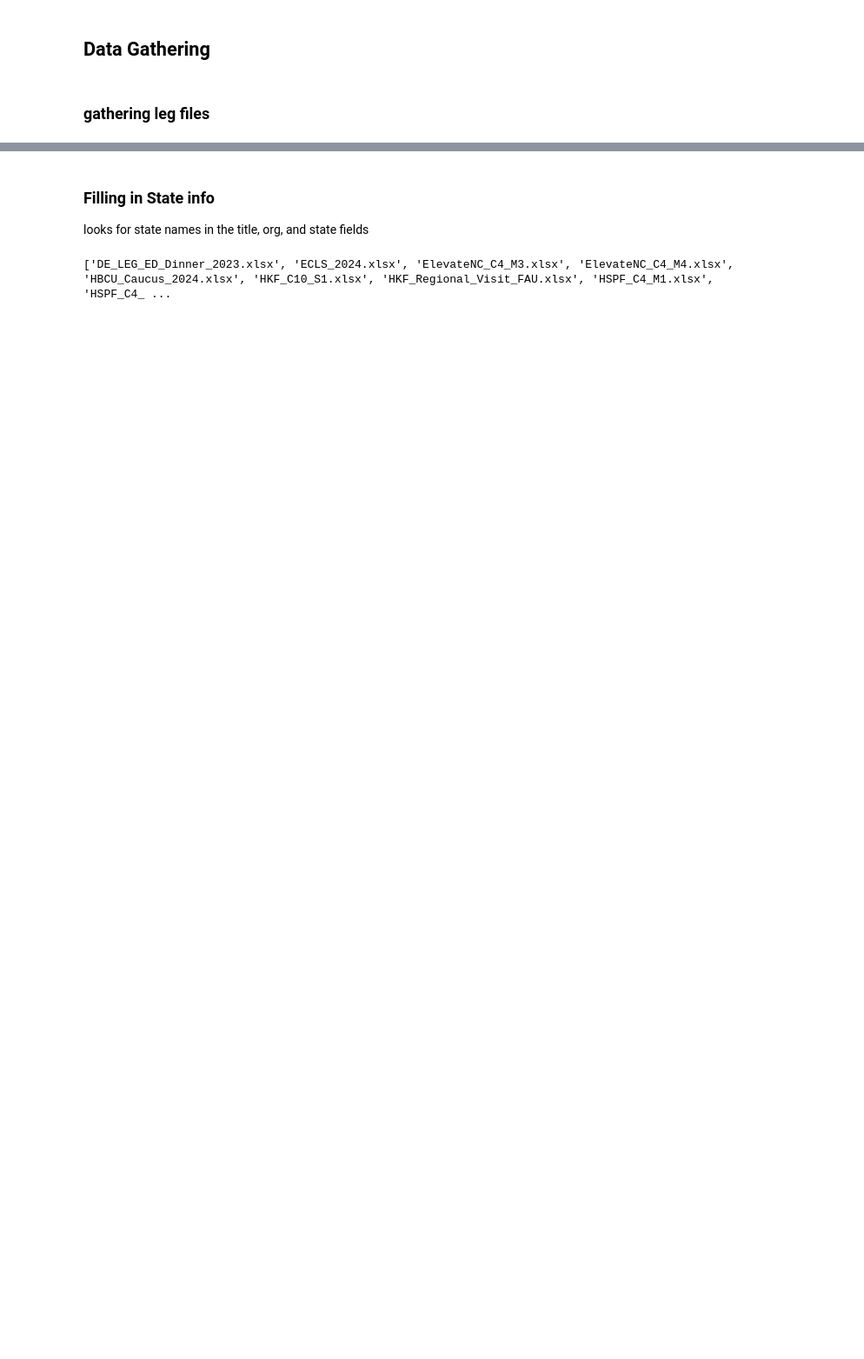
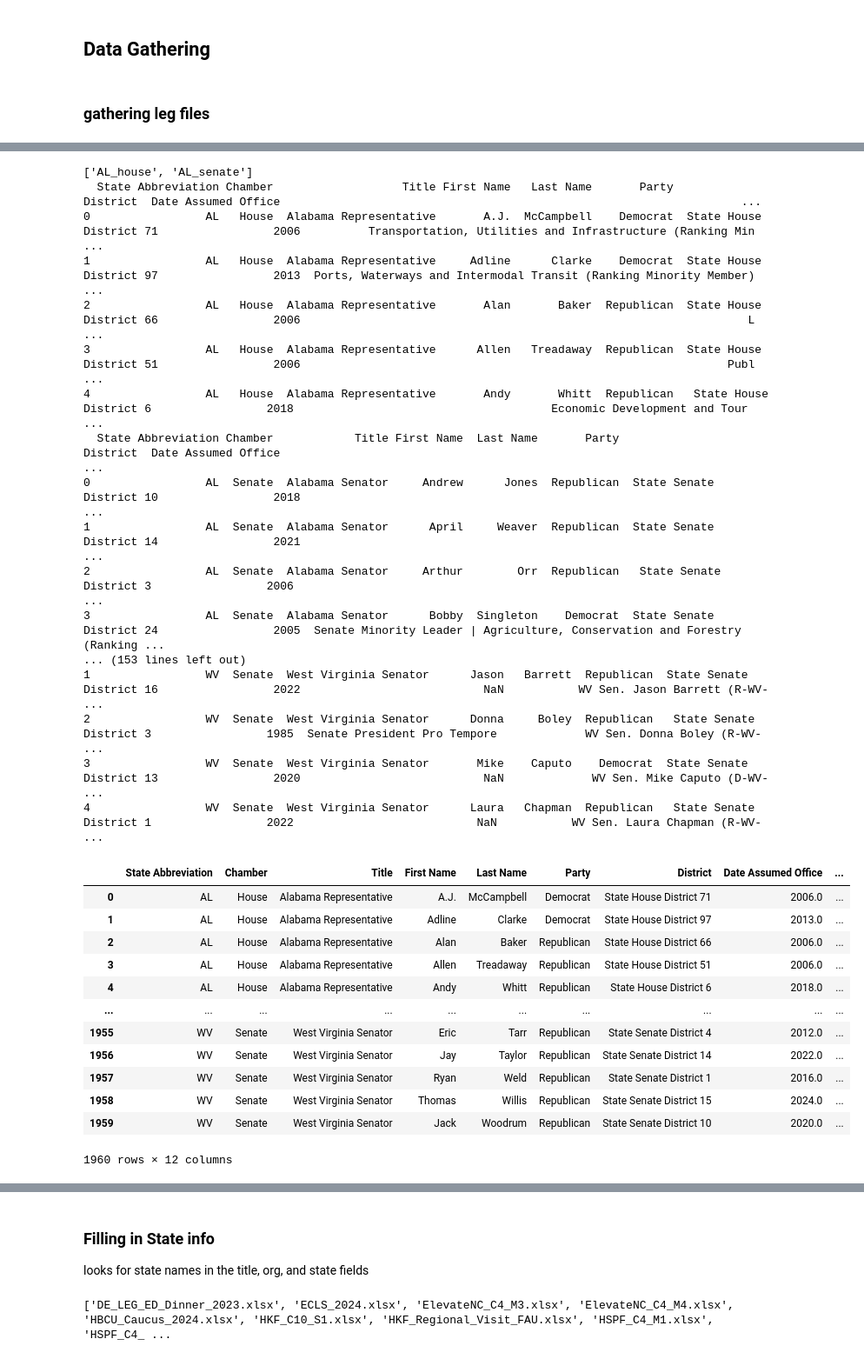
Before and after one commit to cnlutz20/THI_CPRL, a Jupyter notebook: scoring/get_activities_score.ipynb, the cells around one changed output, grey strips where cells are left out. Shown at 87% size. Cells and saved outputs as stored; diff of their text form; code cells hidden in the pictures; blank space fills up the shorter version.

```diff
--- a/scoring/get_activities_score.ipynb
+++ b/scoring/get_activities_score.ipynb
@@ -44,7 +59,7 @@ c:\Users\clutz\hunt_env\Scripts\python.exe
 os.chdir(r'C:\Users\clutz\OneDrive - THE HUNT INSTITUTE\Documents\Data\legislator data\2025')
 legislator_files = glob.glob('**/*_info*.xlsx')
 leg_files = [f for f in legislator_files if not f.endswith('_old.xlsx')]
-leg_files = [f for f in leg_files if re.search(r'12_11', str(f))]
+leg_files = [f for f in leg_files if re.search(r'12_12', str(f))]
 
 print(leg_files)
 # %% [output]
@@ -61,17 +76,51 @@ print(leg_files)
 # %%
 
 #compiles legislator files into one file
 dfs = []
-for i,file in enumerate(legislator_files):
+for i,file in enumerate(leg_files):
     # print('working on file:' + str(file))
     sheets_dict = pd.read_excel(file, engine="openpyxl", sheet_name=None)
     sheet_names = list(sheets_dict.keys())
+    print(sheet_names)
     for s in sheet_names:
         df = pd.read_excel(file, engine="openpyxl", sheet_name=s)
-        df = df.iloc[:,:9]
+        print(df.head().to_string())
+        # df = df.iloc[:,:9]
         dfs.append(df)
 
     df = pd.concat(dfs)
 
-all_legs = pd.concat(dfs)
+all_legs = pd.concat(dfs).reset_index(drop=True)
+all_legs
+# %% [output]
+['AL_house', 'AL_senate']
+  State Abbreviation Chamber                   Title First Name   Last Name       Party                 District  Date Assumed Office                                                                    ...
+0                 AL   House  Alabama Representative       A.J.  McCampbell    Democrat  State House District 71                 2006          Transportation, Utilities and Infrastructure (Ranking Min ...
+1                 AL   House  Alabama Representative     Adline      Clarke    Democrat  State House District 97                 2013  Ports, Waterways and Intermodal Transit (Ranking Minority Member) ...
+2                 AL   House  Alabama Representative       Alan       Baker  Republican  State House District 66                 2006                                                                  L ...
+3                 AL   House  Alabama Representative      Allen   Treadaway  Republican  State House District 51                 2006                                                               Publ ...
+4                 AL   House  Alabama Representative       Andy       Whitt  Republican   State House District 6                 2018                                      Economic Development and Tour ...
+  State Abbreviation Chamber            Title First Name  Last Name       Party                  District  Date Assumed Office                                                                           ...
+0                 AL  Senate  Alabama Senator     Andrew      Jones  Republican  State Senate District 10                 2018                                                                           ...
+1                 AL  Senate  Alabama Senator      April     Weaver  Republican  State Senate District 14                 2021                                                                           ...
+2                 AL  Senate  Alabama Senator     Arthur        Orr  Republican   State Senate District 3                 2006                                                                           ...
+3                 AL  Senate  Alabama Senator      Bobby  Singleton    Democrat  State Senate District 24                 2005  Senate Minority Leader | Agriculture, Conservation and Forestry (Ranking ...
+... (153 lines left out)
+1                 WV  Senate  West Virginia Senator      Jason   Barrett  Republican  State Senate District 16                 2022                           NaN           WV Sen. Jason Barrett (R-WV- ...
+2                 WV  Senate  West Virginia Senator      Donna     Boley  Republican   State Senate District 3                 1985  Senate President Pro Tempore             WV Sen. Donna Boley (R-WV- ...
+3                 WV  Senate  West Virginia Senator       Mike    Caputo    Democrat  State Senate District 13                 2020                           NaN             WV Sen. Mike Caputo (D-WV- ...
+4                 WV  Senate  West Virginia Senator      Laura   Chapman  Republican   State Senate District 1                 2022                           NaN           WV Sen. Laura Chapman (R-WV- ...
+|  | State Abbreviation | Chamber | Title | First Name | Last Name | Party | District | Date Assumed Office | ... |
+| 0 | AL | House | Alabama Representative | A.J. | McCampbell | Democrat | State House District 71 | 2006.0 | ... |
+| 1 | AL | House | Alabama Representative | Adline | Clarke | Democrat | State House District 97 | 2013.0 | ... |
+| 2 | AL | House | Alabama Representative | Alan | Baker | Republican | State House District 66 | 2006.0 | ... |
+| 3 | AL | House | Alabama Representative | Allen | Treadaway | Republican | State House District 51 | 2006.0 | ... |
+| 4 | AL | House | Alabama Representative | Andy | Whitt | Republican | State House District 6 | 2018.0 | ... |
+| ... | ... | ... | ... | ... | ... | ... | ... | ... | ... |
+| 1955 | WV | Senate | West Virginia Senator | Eric | Tarr | Republican | State Senate District 4 | 2012.0 | ... |
+| 1956 | WV | Senate | West Virginia Senator | Jay | Taylor | Republican | State Senate District 14 | 2022.0 | ... |
+| 1957 | WV | Senate | West Virginia Senator | Ryan | Weld | Republican | State Senate District 1 | 2016.0 | ... |
+| 1958 | WV | Senate | West Virginia Senator | Thomas | Willis | Republican | State Senate District 15 | 2024.0 | ... |
+| 1959 | WV | Senate | West Virginia Senator | Jack | Woodrum | Republican | State Senate District 10 | 2020.0 | ... |
+1960 rows × 12 columns
 # %% [markdown]
```
Also changed, not shown: parts of 7 cells of this notebook, 1 other file.
